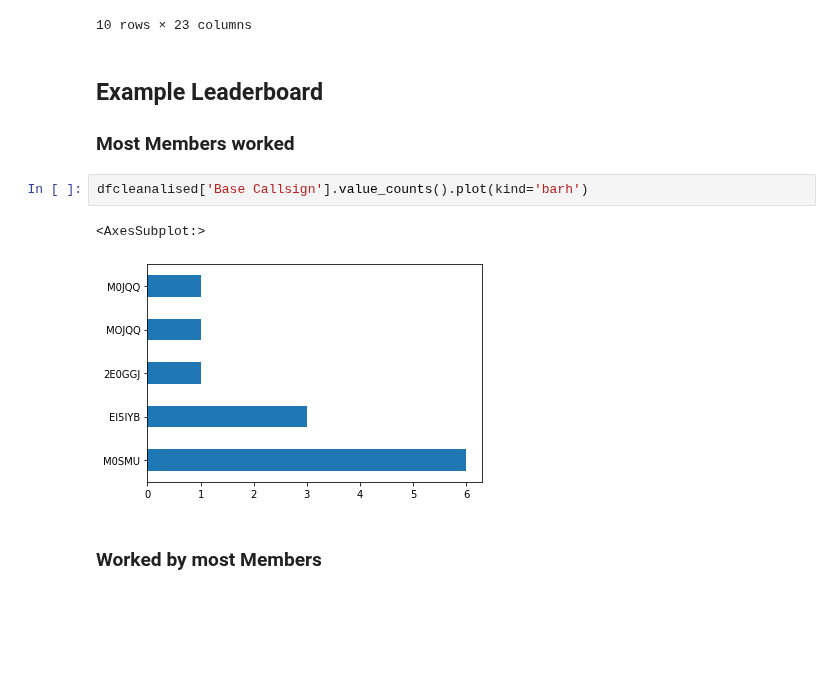
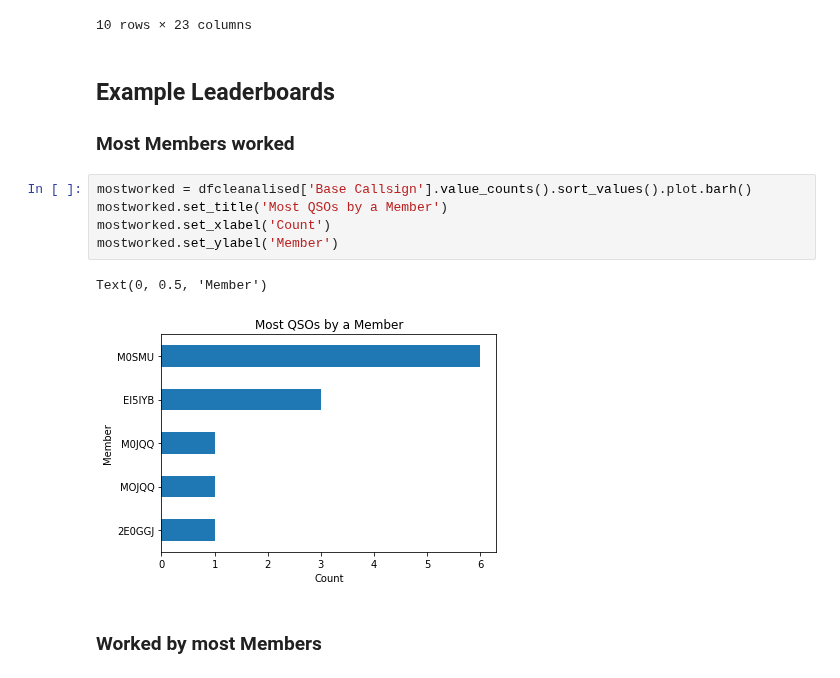
Before and after one commit to smurphboy/WAllOARC, a Jupyter notebook: WorkedAllOARC.ipynb, the cells around one changed output. Drawn from its saved outputs; the diff is of its cells as text; blank space fills up the shorter version.

Commit message:
Made some leaderboards

```diff
--- a/WorkedAllOARC.ipynb
+++ b/WorkedAllOARC.ipynb
@@ -227,13 +227,16 @@ dfcleanalised.head(10)
 | 9 | 29/04/2022 23:18:41 | 29/04/2022 22:17:00 | EI5IYB | IW9FRA | 7 MHz (40m) | FT8 | IO63 | ... |
 10 rows × 23 columns
 # %% [markdown]
-## Example Leaderboard
+## Example Leaderboards
 
 ### Most Members worked
-# %%
-dfcleanalised['Base Callsign'].value_counts().plot(kind='barh')
-# %% [output]
-<AxesSubplot:>
-[figure, removed]
+# %%
+mostworked = dfcleanalised['Base Callsign'].value_counts().sort_values().plot.barh()
+mostworked.set_title('Most QSOs by a Member')
+mostworked.set_xlabel('Count')
+mostworked.set_ylabel('Member')
+# %% [output]
+Text(0, 0.5, 'Member')
+[figure, added]
 # %% [markdown]
 ### Worked by most Members
```
Also changed, not shown: parts of 5 cells of this notebook.
